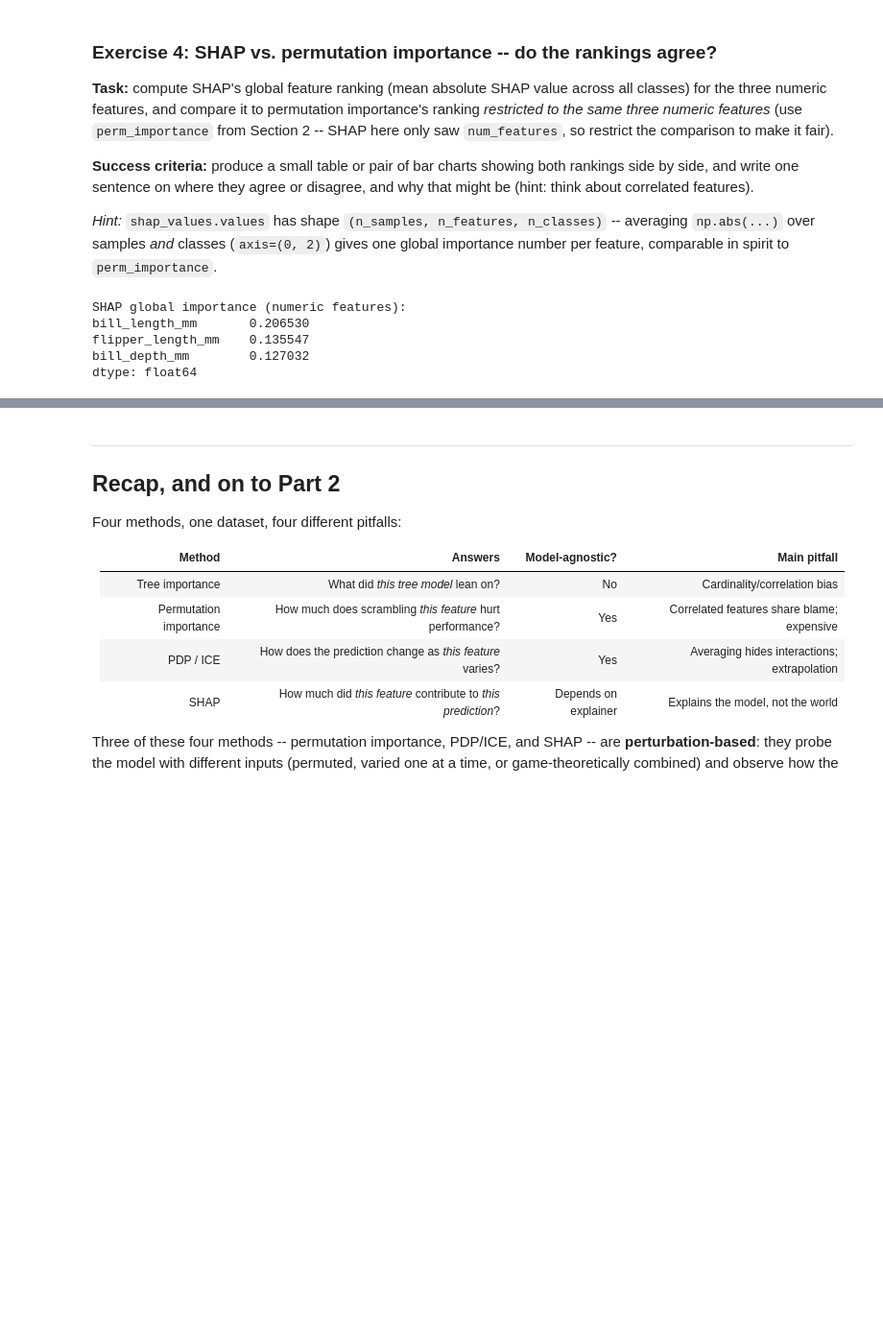
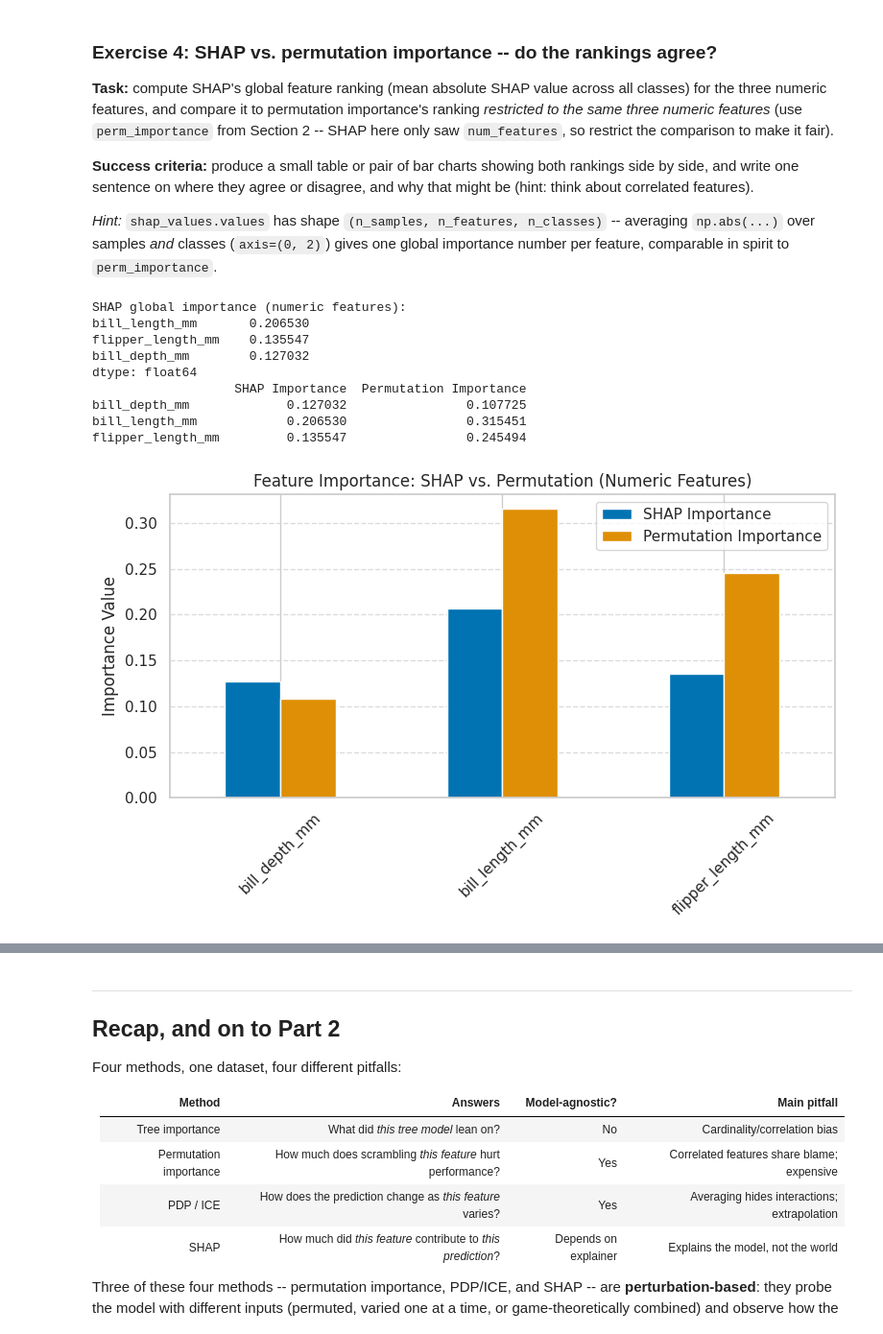
Before and after one commit to RaulPenagos/xai-weather-workshop, a Jupyter notebook: 01_classic_xai.ipynb, the cells around one changed output, grey strips where cells are left out. Shown at 96% size. Drawn from its saved outputs; the diff is of its cells as text; code cells hidden in the pictures; blank space fills up the shorter version.

```diff
--- a/01_classic_xai.ipynb
+++ b/01_classic_xai.ipynb
@@ -698,22 +740,45 @@ disagree, and why that might be (hint: think about correlated features).
 one global importance number per feature, comparable in spirit to
 `perm_importance`.
 # %%
+import matplotlib.pyplot as plt
+
 # TODO(exercise 4): compute mean absolute SHAP value per feature (average
 # over samples and classes), compare its ranking to perm_importance
 # (restricted to num_features), and plot both side by side.
 
 # Starter scaffold (already runs as-is) -- extend it below:
 shap_importance = pd.Series(
-    np.abs(shap_values.values).mean(axis=(0, 2)), index=num_features
+    np.abs(shap_values.values).mean(axis=(0, 2)), index=num_features  # One global importance number per feature
 ).sort_values(ascending=False)
 print("SHAP global importance (numeric features):")
 print(shap_importance)
 
 # TODO: pull perm_importance.loc[num_features] from Section 2, rank both,
 # and compare (a simple pd.DataFrame with both rank columns is enough).
+
+# create a data frmae to compare shap_importance and perm_importance.loc[num_features]
+comparison_df = pd.DataFrame({
+    'SHAP Importance': shap_importance,
+    'Permutation Importance': perm_importance.loc[num_features]
+})
+print(comparison_df)
+
+# Make a plot to compare both
+fig, ax = plt.subplots(figsize=(8, 5))
+comparison_df.plot.bar(ax=ax, rot=45)
+ax.set_title('Feature Importance: SHAP vs. Permutation (Numeric Features)')
+ax.set_ylabel('Importance Value')
+ax.grid(axis='y', linestyle='--', alpha=0.7)
+plt.tight_layout()
+plt.show()
 # %% [output]
 SHAP global importance (numeric features):
 bill_length_mm       0.206530
 flipper_length_mm    0.135547
 bill_depth_mm        0.127032
 dtype: float64
+                   SHAP Importance  Permutation Importance
+bill_depth_mm             0.127032                0.107725
+bill_length_mm            0.206530                0.315451
+flipper_length_mm         0.135547                0.245494
+[figure, added]
```
Also changed, not shown: parts of 13 cells of this notebook.
